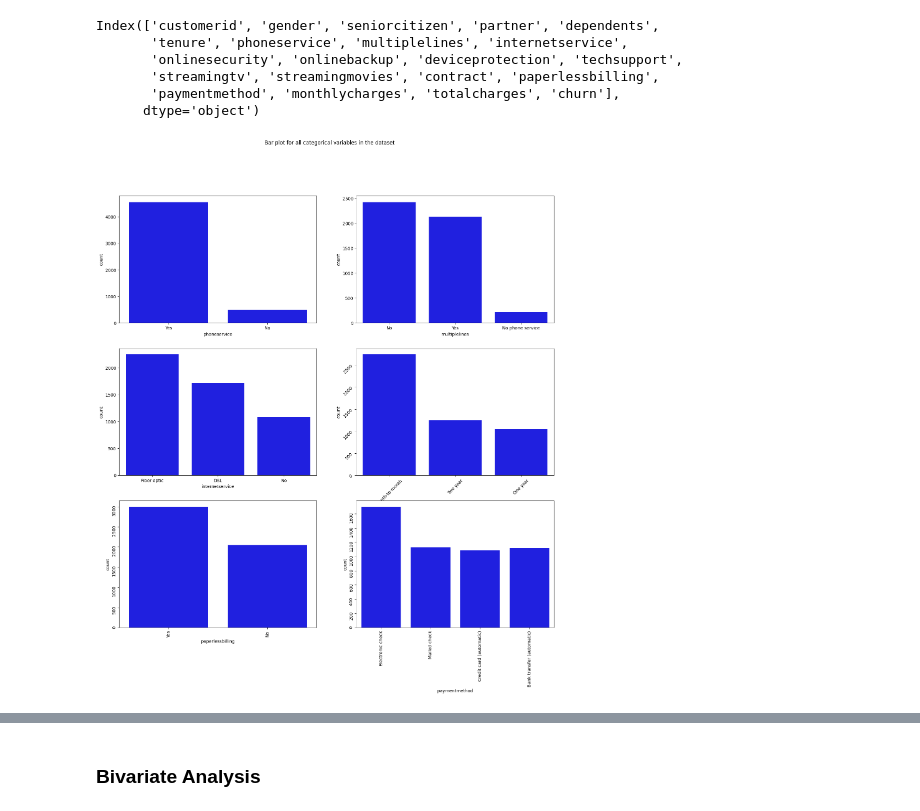
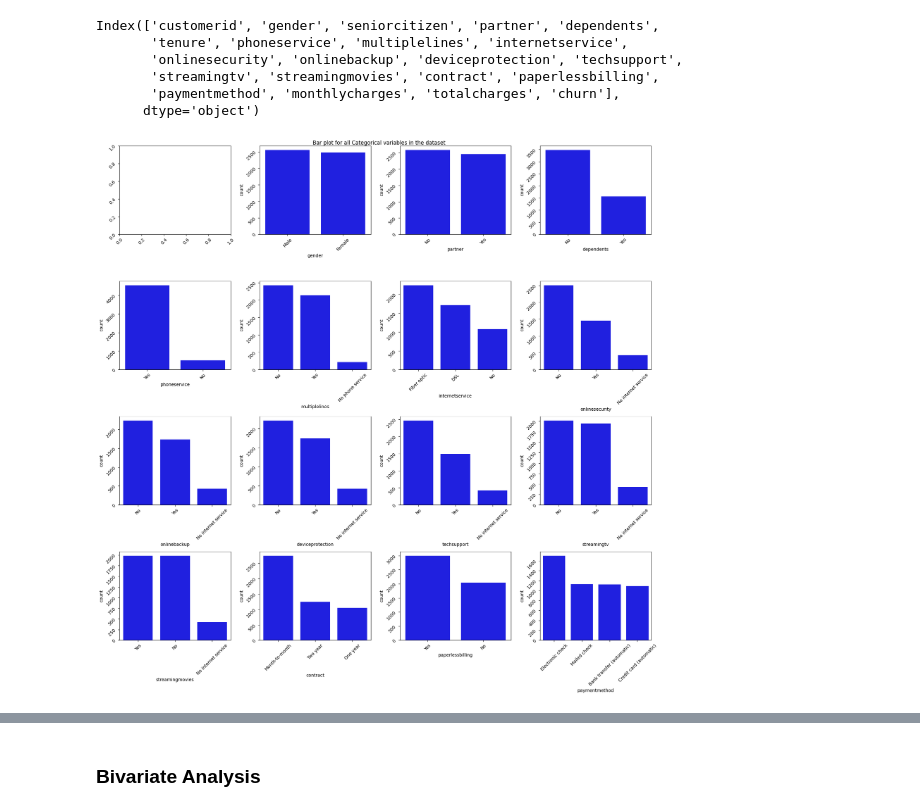
Before and after one commit to MoIdris/Customer-Churn-Prediction, a Jupyter notebook: Notebook/Customer_churn.ipynb, the cells around one changed output, grey strips where cells are left out. Cells and saved outputs as stored; diff of their text form; code cells hidden in the pictures.

```diff
--- a/Notebook/Customer_churn.ipynb
+++ b/Notebook/Customer_churn.ipynb
@@ -374,23 +382,3 @@ Index(['customerid', 'gender', 'seniorcitizen', 'partner', 'dependents',
        'streamingtv', 'streamingmovies', 'contract', 'paperlessbilling',
        'paymentmethod', 'monthlycharges', 'totalcharges', 'churn'],
       dtype='object')
-# %%
-fig, axes = plt.subplots(3, 2, figsize = (18, 18))
-fig.suptitle('Bar plot for all categorical variables in the dataset')
-sns.countplot(ax = axes[0, 0], x = 'phoneservice', data = Customer_churn, color = 'blue',
-              order = Customer_churn['phoneservice'].value_counts().index);
-sns.countplot(ax = axes[0, 1], x = 'multiplelines', data = Customer_churn, color = 'blue',
-              order = Customer_churn['multiplelines'].value_counts().index);
-sns.countplot(ax = axes[1, 0], x = 'internetservice', data = Customer_churn, color = 'blue',
-              order = Customer_churn['internetservice'].value_counts().index);
-sns.countplot(ax = axes[1, 1], x = 'contract', data = Customer_churn, color = 'blue',
-              order = Customer_churn['contract'].value_counts().index);
-sns.countplot(ax = axes[2, 0], x = 'paperlessbilling', data = Customer_churn, color = 'blue',
-              order = Customer_churn['paperlessbilling'].head(20).value_counts().index);
-sns.countplot(ax = axes[2, 1], x = 'paymentmethod', data = Customer_churn, color = 'blue',
-              order = Customer_churn['paymentmethod'].head(20).value_counts().index);
-axes[1][1].tick_params(labelrotation=45);
-axes[2][0].tick_params(labelrotation=90);
-axes[2][1].tick_params(labelrotation=90);
-# %% [output]
-[figure, removed]
@@ -408 +385,43 @@ axes[2][1].tick_params(labelrotation=90);
+# %%
+# Creating countplots for each categorical variable in the dataset
+
+fig, axes = plt.subplots(4, 4, figsize = (18, 18))
+fig.suptitle('Bar plot for all Categorical variables in the dataset')
+
+sns.countplot(ax = axes[0, 1], x = 'gender', data = Customer_churn, color = 'blue',
+              order = Customer_churn['gender'].value_counts().index)
+sns.countplot(ax = axes[0, 2], x = 'partner', data = Customer_churn, color = 'blue',
+              order = Customer_churn['partner'].value_counts().index)
+sns.countplot(ax = axes[0, 3], x = 'dependents', data = Customer_churn, color = 'blue',
+              order = Customer_churn['dependents'].value_counts().index)
+sns.countplot(ax = axes[1, 0], x = 'phoneservice', data = Customer_churn, color = 'blue',
+              order = Customer_churn['phoneservice'].value_counts().index)
+sns.countplot(ax = axes[1, 1], x = 'multiplelines', data = Customer_churn, color = 'blue',
+              order = Customer_churn['multiplelines'].value_counts().index)
+sns.countplot(ax = axes[1, 2], x = 'internetservice', data = Customer_churn, color = 'blue',
+              order = Customer_churn['internetservice'].value_counts().index)
+sns.countplot(ax = axes[1, 3], x = 'onlinesecurity', data = Customer_churn, color = 'blue',
+              order = Customer_churn['onlinesecurity'].value_counts().index)
+sns.countplot(ax = axes[2, 0], x = 'onlinebackup', data = Customer_churn, color = 'blue',
+              order = Customer_churn['onlinebackup'].value_counts().index)
+sns.countplot(ax = axes[2, 1], x = 'deviceprotection', data = Customer_churn, color = 'blue',
+              order = Customer_churn['deviceprotection'].value_counts().index)
+sns.countplot(ax = axes[2, 2], x = 'techsupport', data = Customer_churn, color = 'blue',
+              order = Customer_churn['techsupport'].value_counts().index)
+sns.countplot(ax = axes[2, 3], x = 'streamingtv', data = Customer_churn, color = 'blue',
+              order = Customer_churn['streamingtv'].value_counts().index)
+sns.countplot(ax = axes[3, 0], x = 'streamingmovies', data = Customer_churn, color = 'blue',
+              order = Customer_churn['streamingmovies'].value_counts().index)
+sns.countplot(ax = axes[3, 1], x = 'contract', data = Customer_churn, color = 'blue',
+              order = Customer_churn['contract'].value_counts().index)
+sns.countplot(ax = axes[3, 2], x = 'paperlessbilling', data = Customer_churn, color = 'blue',
+              order = Customer_churn['paperlessbilling'].value_counts().index)
+sns.countplot(ax = axes[3, 3], x = 'paymentmethod', data = Customer_churn, color = 'blue',
+              order = Customer_churn['paymentmethod'].value_counts().index)
+for ax in axes.flatten():
+    ax.tick_params(labelrotation=45)
+plt.tight_layout()
+plt.show()
+# %% [output]
+[figure, added]
 # %%
```
Also changed, not shown: parts of 15 cells of this notebook.
